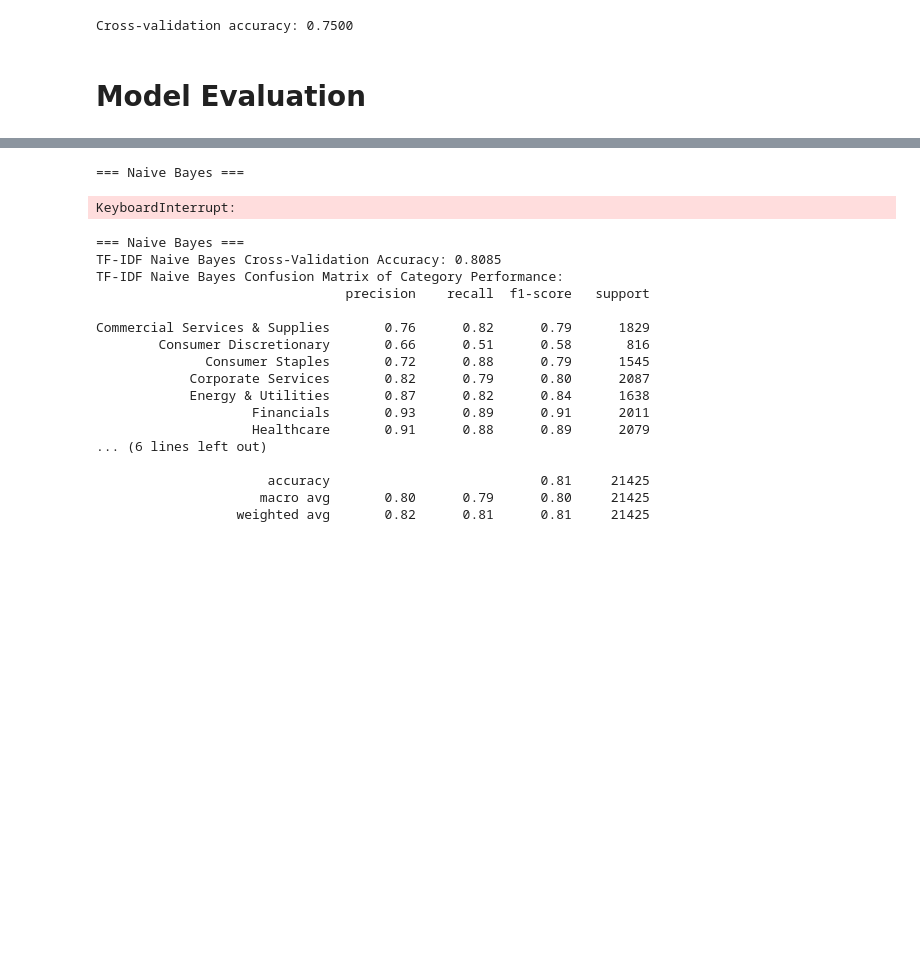
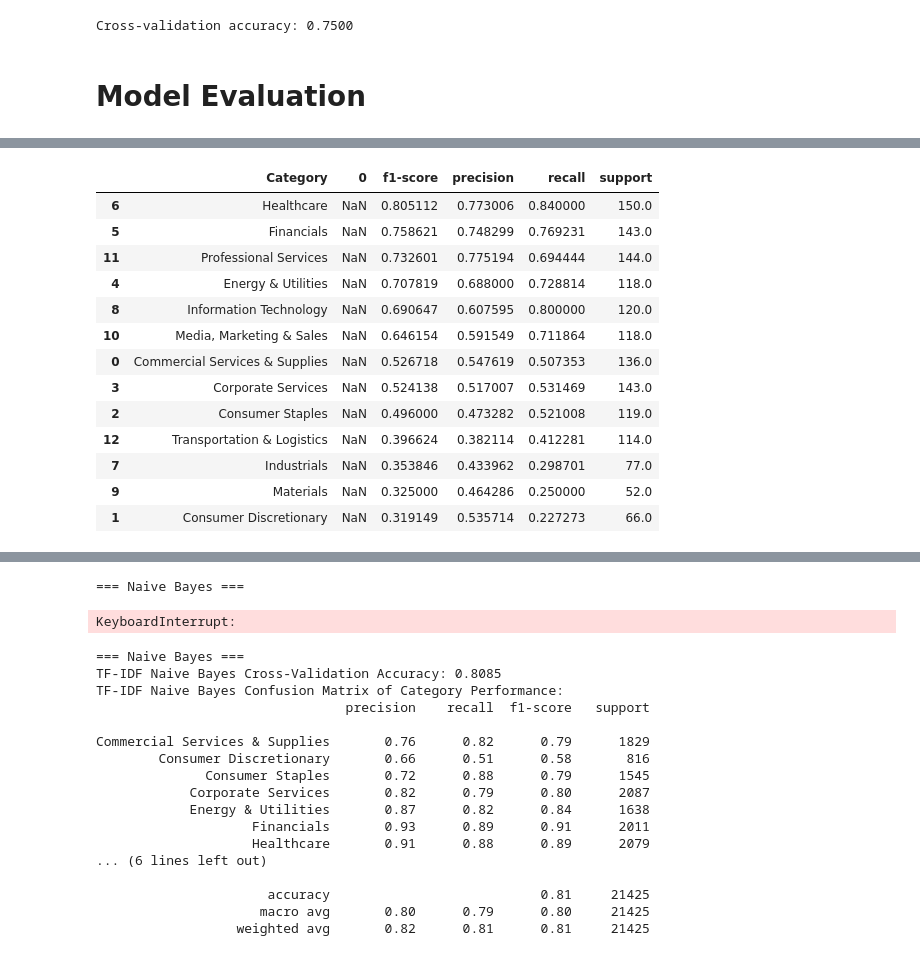
Before and after one commit to meganrashid/sqlite_to_analysis_app, a Jupyter notebook: model/model_dev.ipynb, the cells around one changed output, grey strips where cells are left out. Cells and saved outputs as stored; diff of their text form; code cells hidden in the pictures; blank space fills up the shorter version.

```diff
--- a/model/model_dev.ipynb
+++ b/model/model_dev.ipynb
@@ -276,3 +315,30 @@ results_df
+# %%
+# tfidf_report['Commercial Services & Supplies']
+tf_df = pd.DataFrame([tfidf_report]).T
+tf_df = tf_df.reset_index().rename(columns={'index':'Category'})
+tf_df_report = tf_df[0].apply(pd.Series)
+
+tf_final = pd.merge(tf_df['Category'], tf_df_report, left_index=True,right_index=True)
+
+# filter dataframe
+tf_clean = tf_final.loc[(tf_final['Category']!='weighted avg') & (tf_final['Category']!='macro avg') & (tf_final['Category']!='accuracy')]
+# tf_final = tf_final.loc[(tf_final['Category']!='weighted avg' & tf_final['Category']!='macro avg')]
+tf_clean.sort_values(by='f1-score',ascending=False)
+# %% [output]
+|  | Category | 0 | f1-score | precision | recall | support |
+| 6 | Healthcare | NaN | 0.805112 | 0.773006 | 0.840000 | 150.0 |
+| 5 | Financials | NaN | 0.758621 | 0.748299 | 0.769231 | 143.0 |
+| 11 | Professional Services | NaN | 0.732601 | 0.775194 | 0.694444 | 144.0 |
+| 4 | Energy & Utilities | NaN | 0.707819 | 0.688000 | 0.728814 | 118.0 |
+| 8 | Information Technology | NaN | 0.690647 | 0.607595 | 0.800000 | 120.0 |
+| 10 | Media, Marketing & Sales | NaN | 0.646154 | 0.591549 | 0.711864 | 118.0 |
+| 0 | Commercial Services & Supplies | NaN | 0.526718 | 0.547619 | 0.507353 | 136.0 |
+| 3 | Corporate Services | NaN | 0.524138 | 0.517007 | 0.531469 | 143.0 |
+| 2 | Consumer Staples | NaN | 0.496000 | 0.473282 | 0.521008 | 119.0 |
+| 12 | Transportation & Logistics | NaN | 0.396624 | 0.382114 | 0.412281 | 114.0 |
+| 7 | Industrials | NaN | 0.353846 | 0.433962 | 0.298701 | 77.0 |
+| 9 | Materials | NaN | 0.325000 | 0.464286 | 0.250000 | 52.0 |
+| 1 | Consumer Discretionary | NaN | 0.319149 | 0.535714 | 0.227273 | 66.0 |
 # %%
 # Store DistilBERT results
 bert_results = []
```
Also changed, not shown: parts of 9 cells of this notebook.
